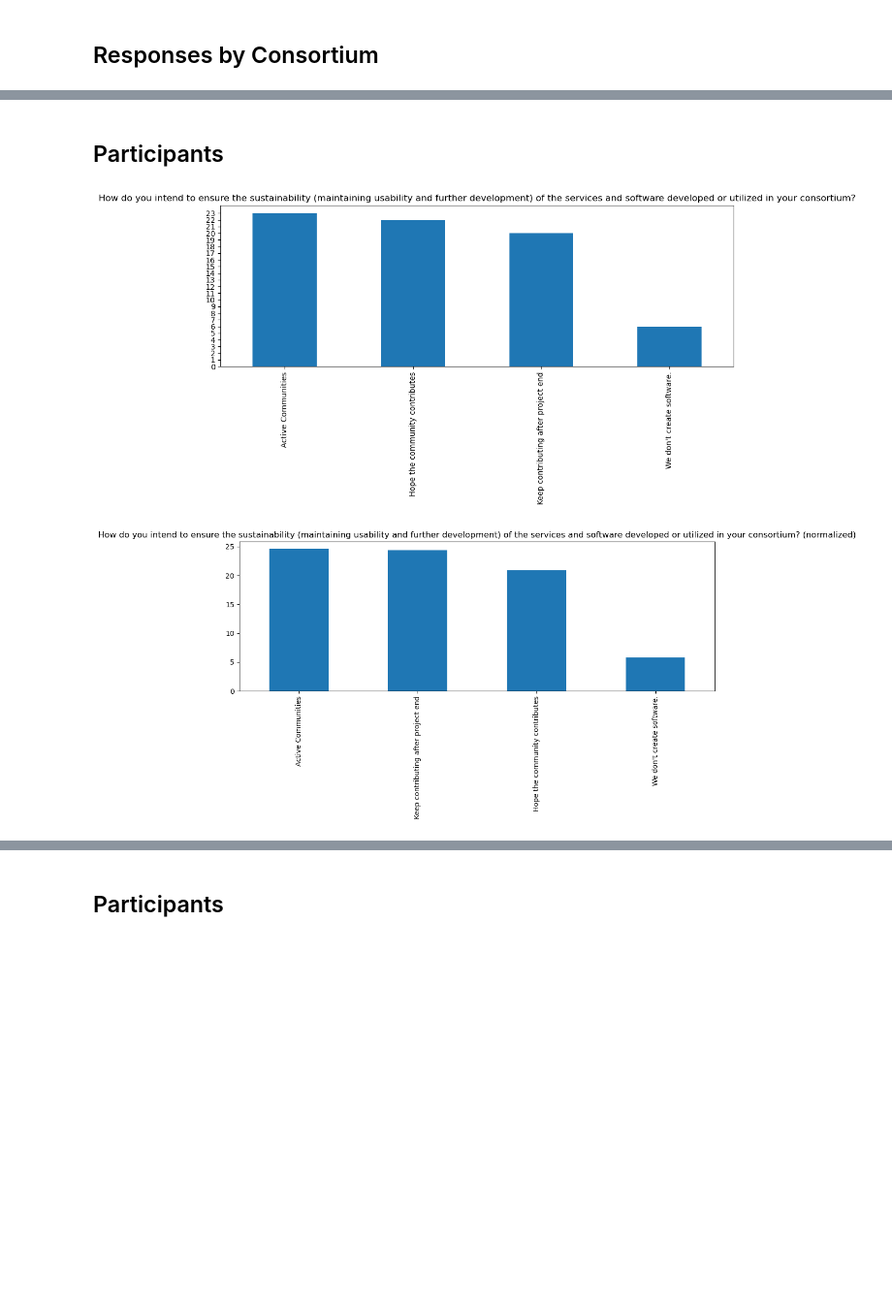
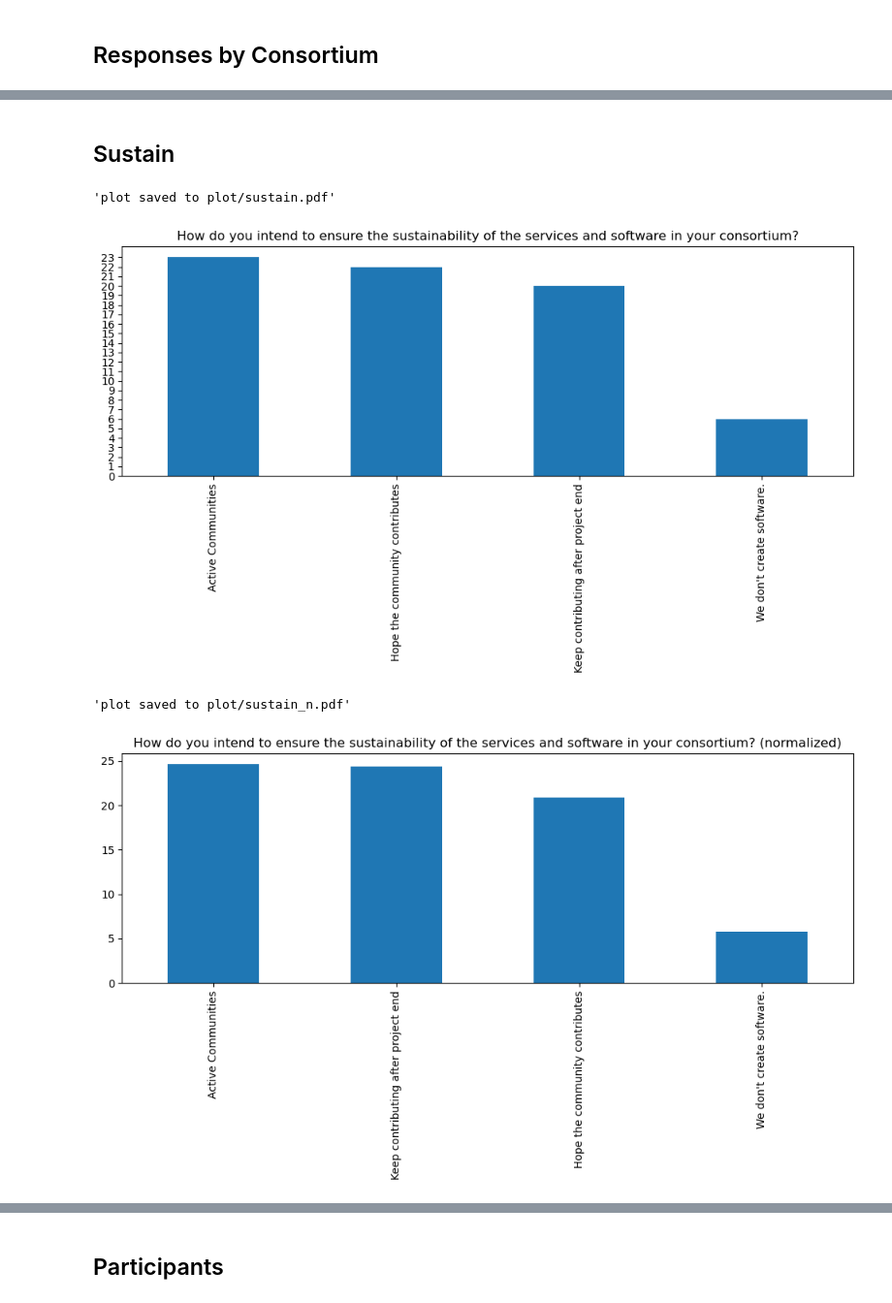
Before and after one commit to KonradHoeffner/softwaresurvey, a Jupyter notebook: results.ipynb, the cells around one changed output, grey strips where cells are left out. Shown at 97% size. Drawn from its saved outputs; the diff is of its cells as text; code cells hidden in the pictures; blank space fills up the shorter version.

Commit message:
save plots

```diff
--- a/results.ipynb
+++ b/results.ipynb
@@ -52,12 +52,13 @@ def format_set(s):
 # LimeSurvey chooses to give each answer code a_i to question code c it's own colum c[a_i] and represent chosen values with the "Y" character.
 # We create a single aggregate column c with cell values being sets of answer codes a_i that are selected.
 # For example, if a response for question code "consortium" has a "Y" character in columns "consortium[berd]" and "consortium[fairmat]" then the newly created aggregate column "consortium" for this column contains the set ("berd","fairmat").
-def col_count(prefix,title):
+def col_count(prefix,title=None):
     # prevent aggregate column from being aggregated with itself
     cols = {col for col in df.columns if isinstance(col, str) and col.startswith(prefix) and not "other" in col and not "comment" in col and col!=prefix}
     counts = {}
     df[prefix] = [set() for _ in range(len(df))]
     aggregate = df[prefix]
+    title = codes[prefix]
     for col in cols:
             # string type columns are mistakenly recognized as objects
             df[col] = df[col].fillna('').astype(str)
@@ -98,6 +99,9 @@ def col_count(prefix,title):
     plt.yticks(yint)
     plt.tight_layout()
     #plt.legend()
+    filename = 'plot/'+prefix+'.pdf'
+    plt.savefig(filename, format='pdf')
+    display("plot saved to "+filename)
     plt.show()
     return sorted_counts
 
@@ -112,13 +116,13 @@ def cons_count_normalize():
     return counts
 
 
-# normalization still in progress
-def col_count_normalize(prefix,title):
+def col_count_normalize(prefix,title=None):
     #cols = {col for col in df.columns if isinstance(col, str) and col.startswith(prefix)}
     counts = {}
     # aggregated consortium values created by calling col_count("consortium",...) first
     cons = df["consortium"]
     #display(cons)
+    title = codes[prefix]
 
     normalized_counts = defaultdict(int)
     aggregated = df[prefix]
@@ -143,6 +147,10 @@ def col_count_normalize(prefix,title):
     descriptive_counts_series = sorted_counts_series.rename(index=codes)
     descriptive_counts_series.plot(kind='bar', figsize=(10, 6), rot=90, title=title+" (normalized)")
     plt.tight_layout()
+    filename = 'plot/'+prefix+'_n.pdf'
+    plt.savefig(filename, format='pdf')
+    display("plot saved to "+filename)
+
     plt.show()
     return normalized_counts
 # %% [markdown]
@@ -263,10 +279,12 @@ _ = col_count_normalize("solutions","Which solutions and plans does your consort
 [figure]
 # %% [markdown]
-## Participants
+## Sustain
 # %%
-col_count("sustain","How do you intend to ensure the sustainability (maintaining usability and further development) of the services and software developed or utilized in your consortium?")
-_ = col_count_normalize("sustain","How do you intend to ensure the sustainability (maintaining usability and further development) of the services and software developed or utilized in your consortium?")
+col_count("sustain")
+_ = col_count_normalize("sustain")
 # %% [output]
+'plot saved to plot/sustain.pdf'
-[figure, old version]
+[figure, new version]
+'plot saved to plot/sustain_n.pdf'
-[figure, old version]
+[figure, new version]
 # %% [markdown]
```
Also changed, not shown: parts of 15 cells of this notebook.
